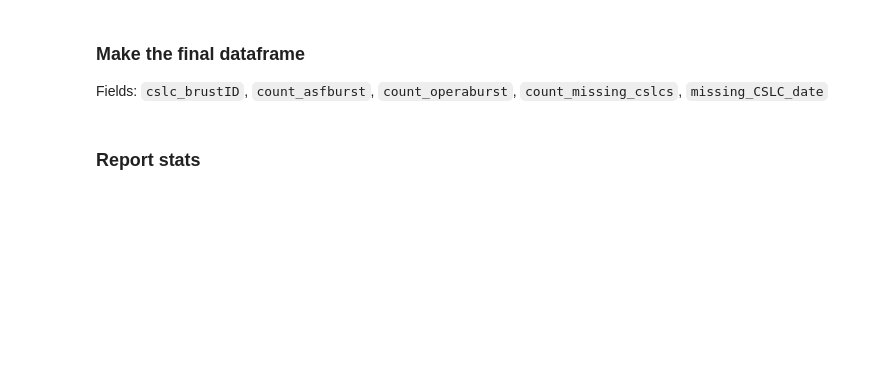
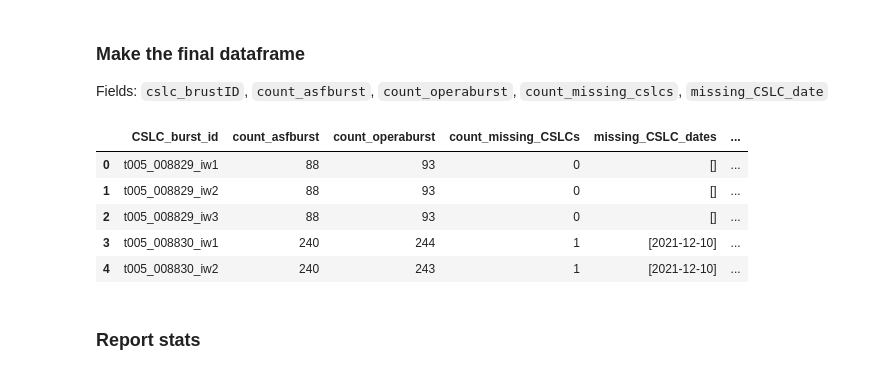
Before and after one commit to cmspeed/OPERA_Applications, a Jupyter notebook: CSLC/troubleshooting/find_missing_and_duplicate_CSLC-S1.ipynb, the cells around one changed output. Drawn from its saved outputs; the diff is of its cells as text; code cells hidden in the pictures; blank space fills up the shorter version.

```diff
--- a/CSLC/troubleshooting/find_missing_and_duplicate_CSLC-S1.ipynb
+++ b/CSLC/troubleshooting/find_missing_and_duplicate_CSLC-S1.ipynb
@@ -364,18 +426,29 @@ burst_ids.head(5)
 ### Make the final dataframe
 Fields: `cslc_brustID`, `count_asfburst`, `count_operaburst`, `count_missing_cslcs`, `missing_CSLC_date`
 # %%
+# Get today's date in YYYYMMDD format
+today = datetime.today().strftime('%Y%m%d')
+
 missing_data = gpd.GeoDataFrame()
 missing_data['CSLC_burst_id'] = burst_ids['CSLC_burst_id']
 missing_data['count_asfburst'] = burst_ids['SLC_sensing_dates'].apply(len)
 missing_data['count_operaburst'] = burst_ids['CSLC_sensing_dates'].apply(len)
 missing_data['count_missing_CSLCs'] = burst_ids['missing_CSLC_dates'].apply(len)
 missing_data['missing_CSLC_dates'] = burst_ids['missing_CSLC_dates']
 missing_data['count_CSLC_duplicates'] = burst_ids['count_CSLC_duplicates']
 missing_data['count_duplicates_missing_CSLC_version_2.1.1'] = burst_ids['count_missing_CSLC_version_2.1.1']
 missing_data['geometry'] = burst_ids['geometry']
 missing_data.set_geometry('geometry', crs='EPSG:4326', inplace=True)
-missing_data.to_file('missing_CSLC_bursts_20160701_20241113.geojson', driver='GeoJSON')
+#missing_data.to_file('missing_CSLC_bursts_scott.geojson', driver='GeoJSON')
+missing_data.to_file(f'missing_CSLC_bursts_20160701_{today}.geojson', driver='GeoJSON')
 missing_data.head()
+# %% [output]
+|  | CSLC_burst_id | count_asfburst | count_operaburst | count_missing_CSLCs | missing_CSLC_dates | ... |
+| 0 | t005_008829_iw1 | 88 | 93 | 0 | [] | ... |
+| 1 | t005_008829_iw2 | 88 | 93 | 0 | [] | ... |
+| 2 | t005_008829_iw3 | 88 | 93 | 0 | [] | ... |
+| 3 | t005_008830_iw1 | 240 | 244 | 1 | [2021-12-10] | ... |
+| 4 | t005_008830_iw2 | 240 | 243 | 1 | [2021-12-10] | ... |
 # %% [markdown]
 ### Report stats
 # %%
```
Also changed, not shown: parts of 20 cells of this notebook.
